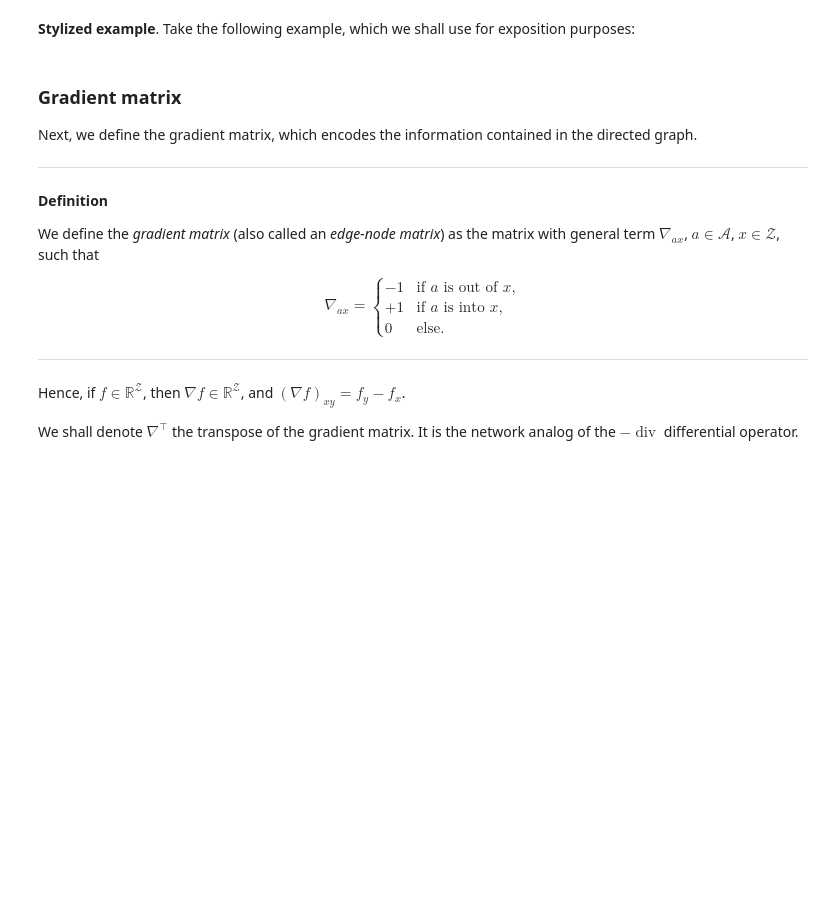
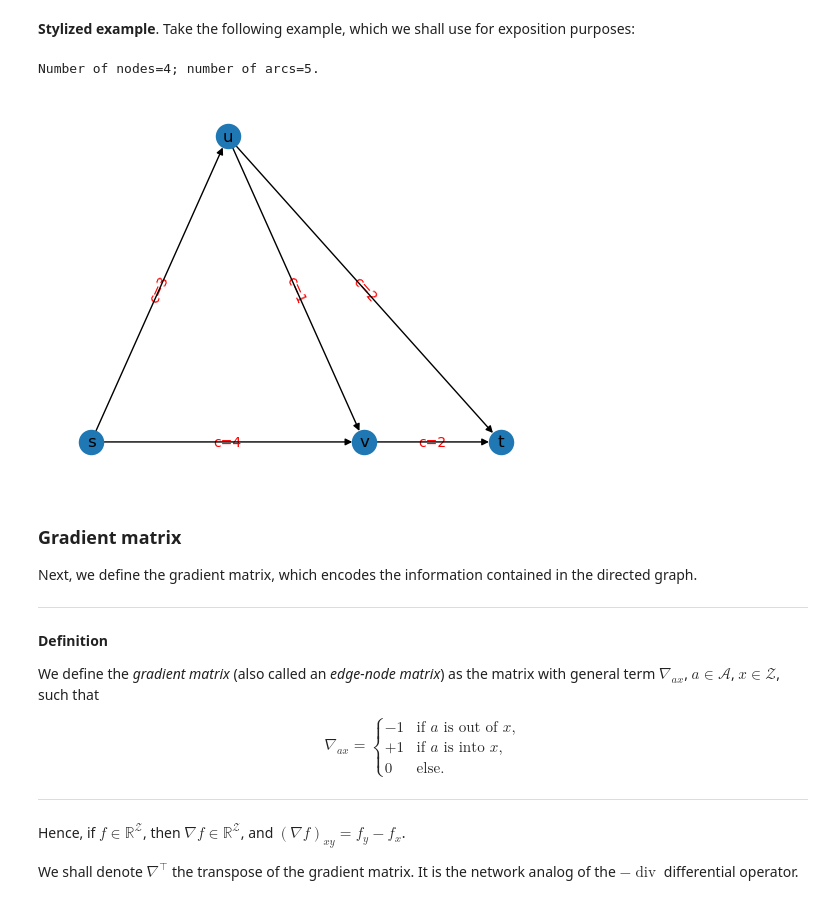
Before and after one commit to math-econ-code/mec_notebooks, a Jupyter notebook: lp04_min_cost_flow_problem.ipynb, the cells around one changed output. Drawn from its saved outputs; the diff is of its cells as text; code cells hidden in the pictures; blank space fills up the shorter version.

```diff
--- a/lp04_min_cost_flow_problem.ipynb
+++ b/lp04_min_cost_flow_problem.ipynb
@@ -112,7 +76,7 @@ Tolstoi's original data, collected by Schrijver (2002). There are 68 Soviet citi
 
 We read the data and display it.
 # %%
-soviet_df = pd.read_csv(thepath+'networks_sovietplanning/distances.csv', sep=',',encoding = "ISO-8859-1")
+soviet_df = pd.read_csv(DATA_URL + 'networks_sovietplanning/distances.csv', encoding='ISO-8859-1')
 
 soviet_df
 # %% [output]
@@ -152,13 +116,0 @@ We will create a class `network_problem` to collect and store the relevant infor
-# %%
-class network_problem:
-    def __init__(self,nodesList,arcsList,costsList):
-        self.nbNodes = len(nodesList)
-        self.nbArcs = len(arcsList)
-        self.nodesList = nodesList
-        self.arcsList = arcsList
-        self.costsList = costsList
-        self.nodesDict = {node:node_ind for (node,node_ind) in zip(self.nodesList,range(self.nbNodes))}
-        self.arcsDict = {arc:arc_ind for (arc,arc_ind) in zip(self.arcsList,range(self.nbArcs))}
-        print('Number of nodes='+str(self.nbNodes)+'; number of arcs='+str(self.nbArcs)+'.')
-
-soviet_pb = network_problem(nodesList,arcsList,costslist)
@@ -180,0 +119,11 @@ Number of nodes=501; number of arcs=1290.
+# %%
+class network_problem:
+    def __init__(self, Z, xy_a, c_a, name_z=None):
+        self.Z = Z
+        self.A = len(c_a)
+        self.name_z = np.arange(Z) if name_z is None else np.asarray(name_z)
+        self.xy_a = np.asarray(xy_a, dtype=int)
+        self.c_a = np.asarray(c_a, dtype=float)
+        print(f'Number of nodes={self.Z}; number of arcs={self.A}.')
+
+soviet_pb = network_problem(Z, xy_a, c_a, name_z)
@@ -231,17 +206,22 @@ Our definition does not allow for an arc to have the same origin and destination
 # %% [markdown]
 **Stylized example**. Take the following example, which we shall use for exposition purposes:
 # %%
+name_z = np.array(['s', 'u', 'v', 't'])
+xy_a = np.array([(0,1), (1,2), (0,2), (1,3), (2,3)])
+c_a = np.array([3, 1, 4, 2, 2])
+
+example_pb = network_problem(len(name_z), xy_a, c_a, name_z)
 example_graph = nx.DiGraph()
-arcslist = [('s','u'),('u','v'),('s','v'),('u','t'),('v','t')]
-costslist = [3,1,4,2,2]
-example_graph.add_edges_from(arcslist)
-
-example_pb = network_problem(list(example_graph.nodes),arcslist,costslist)
+example_graph.add_edges_from(map(tuple, name_z[xy_a]))
 
 pos = {'s':np.array([0,0]),'u':np.array([1,0.5]),'v':np.array([2,0]),'t':np.array([3,0])}
-nx.draw_networkx_edge_labels(example_graph,pos,edge_labels={e:('c='+str(l)) for (e,l) in zip(arcslist,costslist)},font_color='red')
+edge_labels = {tuple(name_z[xy]): f'c={cost}' for xy, cost in zip(xy_a, c_a)}
+nx.draw_networkx_edge_labels(example_graph, pos, edge_labels=edge_labels, font_color='red')
 nx.draw(example_graph,pos,with_labels=True)
 plt.show()
+# %% [output]
+Number of nodes=4; number of arcs=5.
+[figure, added]
 # %% [markdown]
 ### Gradient matrix
 
```
Also changed, not shown: parts of 40 cells of this notebook.
